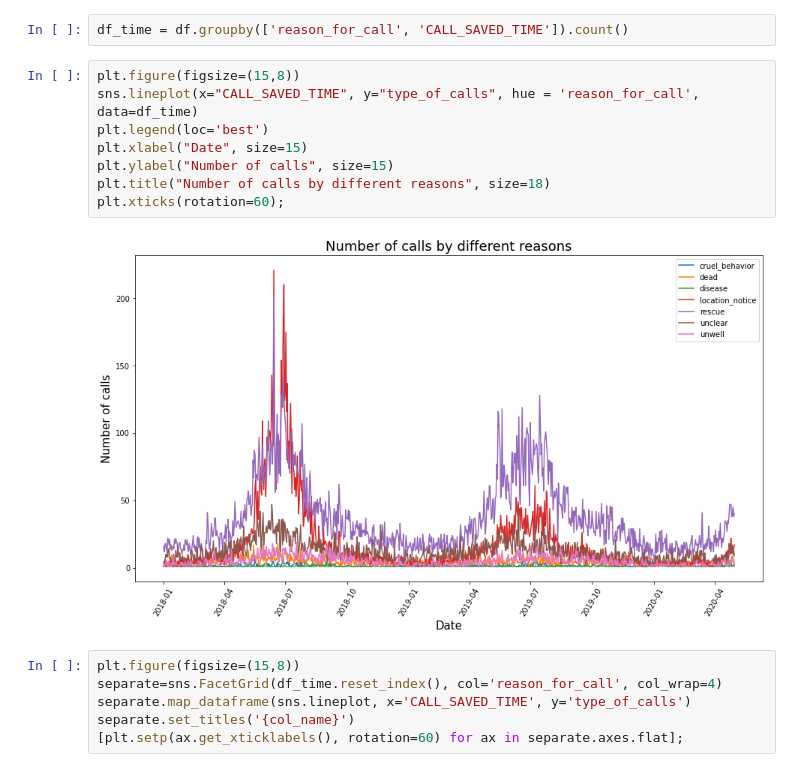
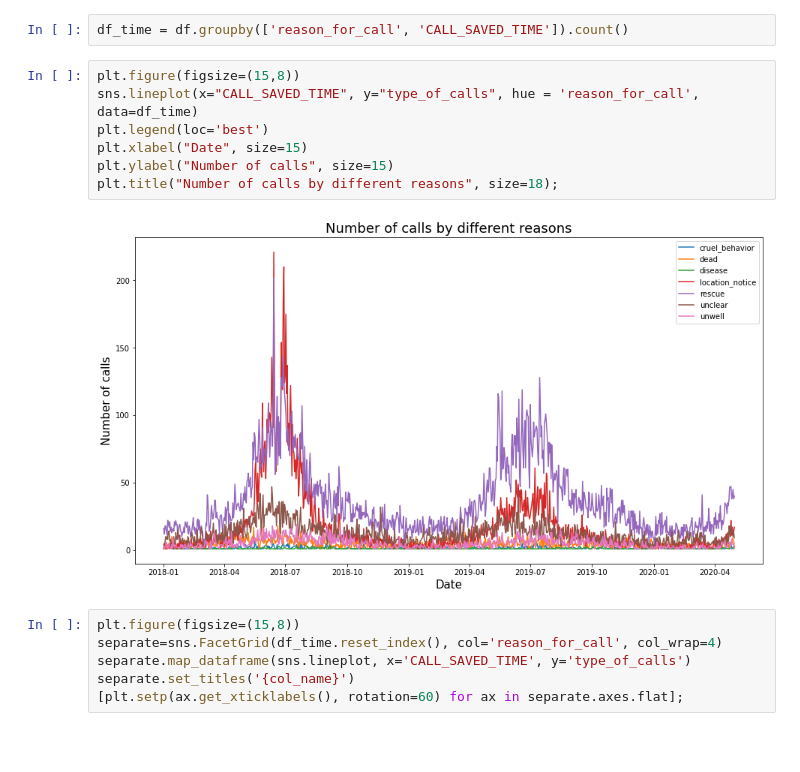
Before and after one commit to vpetrova13/final_project_VM, a Jupyter notebook: analysis_and_documentation/additional_wildlife_analysis.ipynb, the cells around one changed output. Cells and saved outputs as stored; diff of their text form; blank space fills up the shorter version.

Commit message:
updated plots

```diff
--- a/analysis_and_documentation/additional_wildlife_analysis.ipynb
+++ b/analysis_and_documentation/additional_wildlife_analysis.ipynb
@@ -47,13 +46,12 @@ df_time = df.groupby(['reason_for_call', 'CALL_SAVED_TIME']).count()
 # %%
 plt.figure(figsize=(15,8))
 sns.lineplot(x="CALL_SAVED_TIME", y="type_of_calls", hue = 'reason_for_call', data=df_time)
 plt.legend(loc='best')
 plt.xlabel("Date", size=15)
 plt.ylabel("Number of calls", size=15)
-plt.title("Number of calls by different reasons", size=18)
-plt.xticks(rotation=60);
+plt.title("Number of calls by different reasons", size=18);
 # %% [output]
-[figure, old version]
+[figure, new version]
 # %%
 plt.figure(figsize=(15,8))
 separate=sns.FacetGrid(df_time.reset_index(), col='reason_for_call', col_wrap=4)
```
Also changed, not shown: parts of 9 cells of this notebook, 1 other file.
